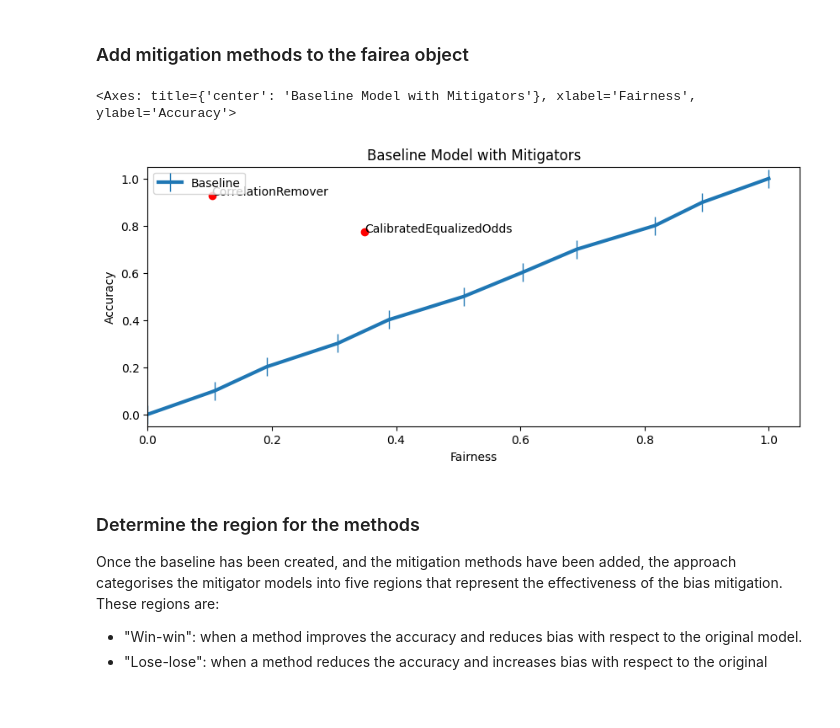
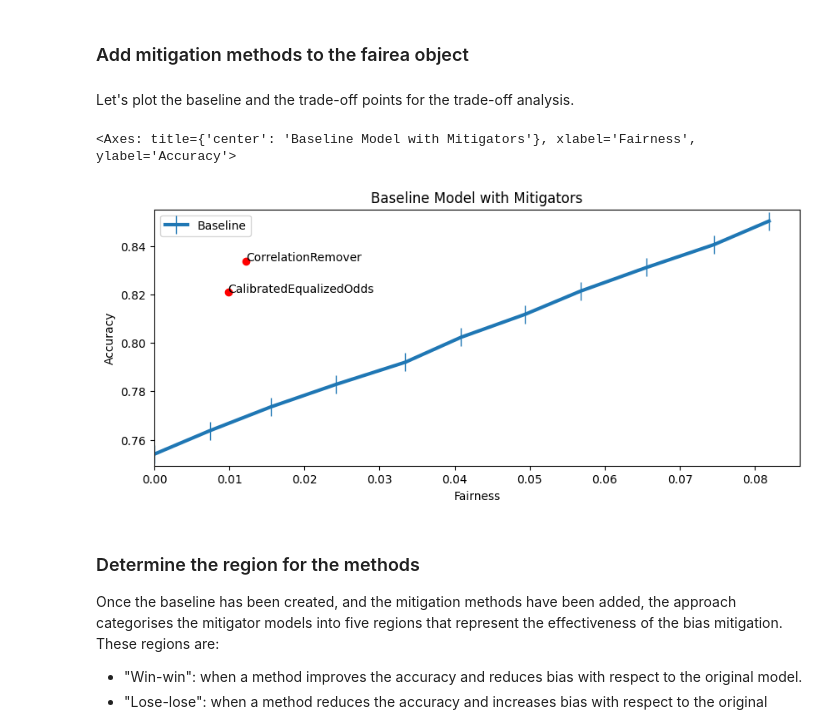
Before and after one commit to holistic-ai/holisticai, a Jupyter notebook: tutorials/trade_off/fairea_tutorial.ipynb, the cells around one changed output. Cells and saved outputs as stored; diff of their text form; code cells hidden in the pictures; blank space fills up the shorter version.

Commit message:
refactor: refactoring fairea codes and tutorial

```diff
--- a/tutorials/trade_off/fairea_tutorial.ipynb
+++ b/tutorials/trade_off/fairea_tutorial.ipynb
@@ -90,11 +65,20 @@ pipeline = Pipeline(
     ]
 )
 
-pipeline.fit(X_train, y_train, bm__group_a=group_a_tr, bm__group_b=group_b_tr)
+fit_params = {
+    "bm__group_a": train_data['group_a'],
+    "bm__group_b": train_data['group_b']
+}
 
-y_pred = pipeline.predict(X_test, bm__group_a=group_a_ts, bm__group_b=group_b_ts)
+pipeline.fit(train_data['X'], train_data['y'], **fit_params)
+
+predict_params = {
+    "bm__group_a": test_data['group_a'],
+    "bm__group_b": test_data['group_b'],
+}
+y_pred = pipeline.predict(test_data['X'], **predict_params)
 # %%
-fairea.add_model_outcomes("CorrelationRemover", y_test, y_pred, group_a_ts, group_b_ts)
+fairea.add_model_outcomes("CorrelationRemover", test_data['y'], y_pred, test_data['group_a'], test_data['group_b'])
 # %%
 pipeline = Pipeline(
     steps=[
@@ -104,16 +88,27 @@ pipeline = Pipeline(
     ]
 )
 
-pipeline.fit(X_train, y_train, bm__group_a=group_a_tr, bm__group_b=group_b_tr)
+fit_params = {
+    "bm__group_a": train_data['group_a'],
+    "bm__group_b": train_data['group_b']
+}
 
-y_pred = pipeline.predict(X_test, bm__group_a=group_a_ts, bm__group_b=group_b_ts)
+pipeline.fit(train_data['X'], train_data['y'], **fit_params)
+
+predict_params = {
+    "bm__group_a": test_data['group_a'],
+    "bm__group_b": test_data['group_b'],
+}
+y_pred = pipeline.predict(test_data['X'], **predict_params)
 # %%
-fairea.add_model_outcomes("CalibratedEqualizedOdds", y_test, y_pred, group_a_ts, group_b_ts)
+fairea.add_model_outcomes("CalibratedEqualizedOdds", test_data['y'], y_pred, test_data['group_a'], test_data['group_b'])
+# %% [markdown]
+Let's plot the baseline and the trade-off points for the trade-off analysis.
 # %%
-fairea.plot_methods(title="Baseline Model with Mitigators", normalize=True, figsize=(10, 4))
+fairea.plot_methods(title="Baseline Model with Mitigators", normalize=False, figsize=(10, 4))
 # %% [output]
 <Axes: title={'center': 'Baseline Model with Mitigators'}, xlabel='Fairness', ylabel='Accuracy'>
-[figure, old version]
+[figure, new version]
 # %% [markdown]
 ### Determine the region for the methods
 
```
Also changed, not shown: parts of 9 cells of this notebook, 3 other files.
